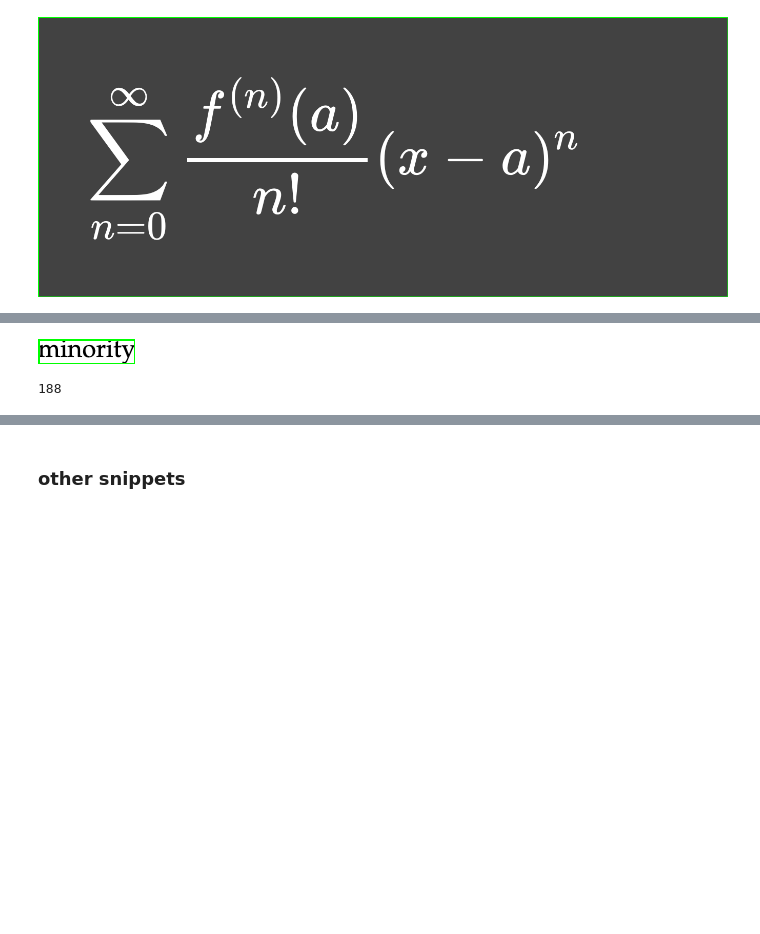
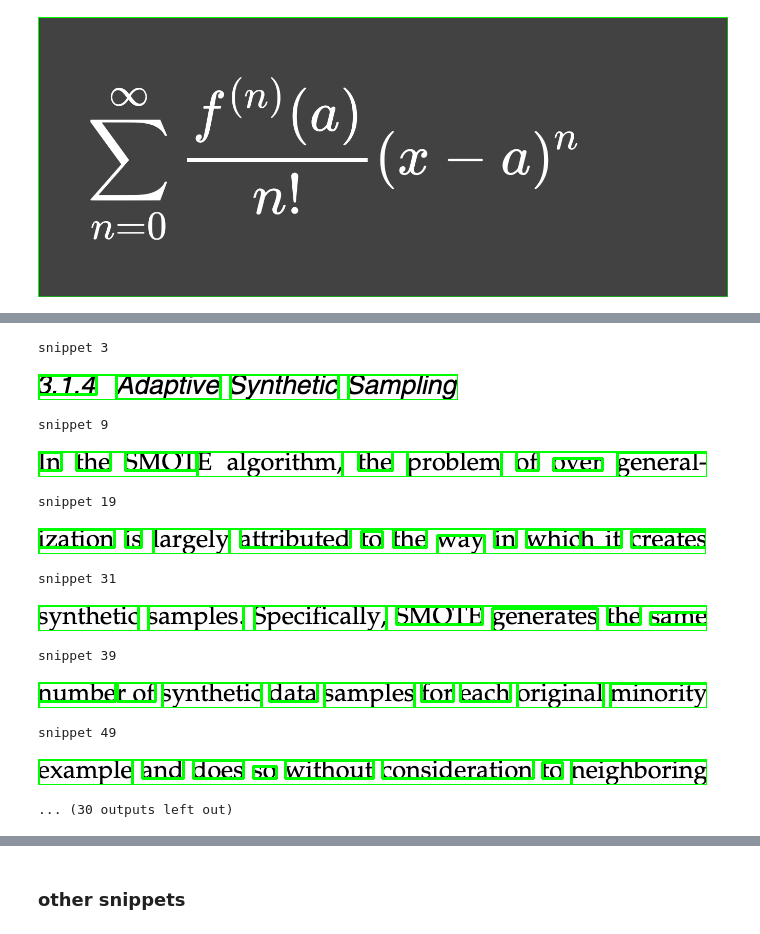
Before and after one commit to danyentezari/bn-ocr, a Jupyter notebook: BN_Image_DSP.ipynb, the cells around one changed output, grey strips where cells are left out. Drawn from its saved outputs; the diff is of its cells as text; code cells hidden in the pictures; blank space fills up the shorter version.

```diff
--- a/BN_Image_DSP.ipynb
+++ b/BN_Image_DSP.ipynb
@@ -188,11 +194,26 @@ n_boxes
 # %%
-(x, y, x2, y2) = snippets[120]
-snippet = img[y:y2, x:x2]
-cv2_imshow(snippet)
+# (x, y, x2, y2) = snippets[120]
+# snippet = img[y:y2, x:x2]
+# cv2_imshow(snippet)
-# %% [output]
-[figure, removed]
-# %%
-len(snippets)
-# %% [output]
-188
+# %%
+for i, snippet in enumerate(snippets):#snippets[len(snippets)-50: len(snippets)-1]:
+  if(snippet['level'] == 4):
+    (x, y, x2, y2) = snippet['dims'] #snippets[len(snippets)-63]
+    snippet = img[y:y2, x:x2]
+    print(f'snippet {i}')
+    cv2_imshow(snippet)
+# %% [output]
+snippet 3
+[figure, added]
+snippet 9
+[figure, added]
+snippet 19
+[figure, added]
+snippet 31
+[figure, added]
+snippet 39
+[figure, added]
+snippet 49
+[figure, added]
+... (30 outputs left out)
 # %%
```
Also changed, not shown: parts of 34 cells of this notebook.
